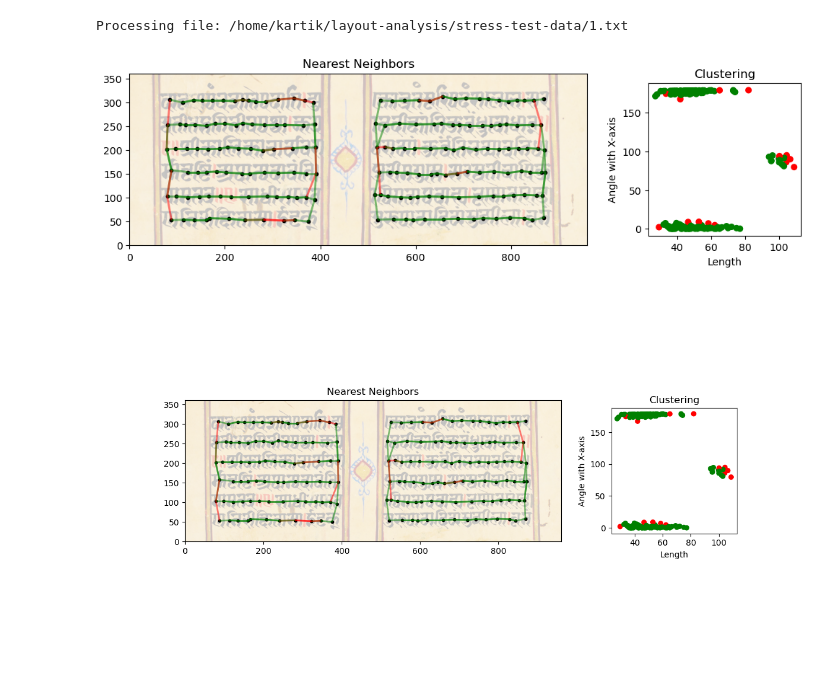
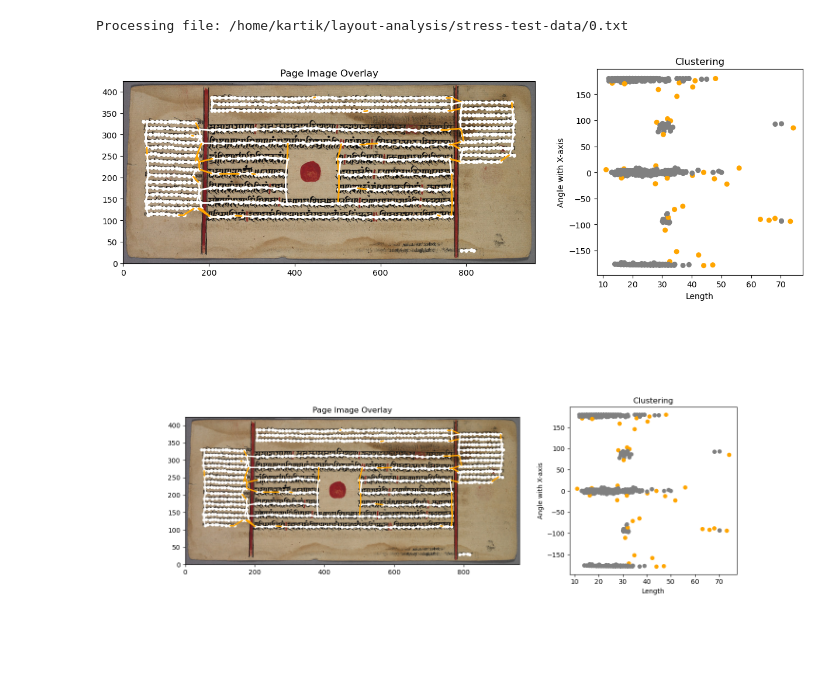
Before and after one commit to flame-cai/layout-analysis, a Jupyter notebook: simple_graph-v2.ipynb, the cells around one changed output. Cells and saved outputs as stored; diff of their text form; code cells hidden in the pictures.

```diff
--- a/simple_graph-v2.ipynb
+++ b/simple_graph-v2.ipynb
@@ -7,7 +7,7 @@ from itertools import combinations
 from scipy.spatial import cKDTree
 from IPython.display import display
 from matplotlib.colors import ListedColormap
-cmap = ListedColormap(['green', 'red'])
+cmap = ListedColormap(['grey', 'orange'])
 from sklearn.cluster import DBSCAN
 import cv2
 
@@ -76,7 +80,7 @@ for entry in os.scandir(DATA_PATH):
                 # calculate the angle the pair makes with the X-axis
                 v = _a[2] - _b[2]  # Difference vector
                 theta = np.arctan2(v[1], v[0])
-                angle_with_xaxis = np.degrees(theta)% 180 #Convert to degrees (optional)
+                angle_with_xaxis = np.degrees(theta) #Convert to degrees (optional)
 
                 # select pairs who have an angle of around 180 degrees between them
                 if cos_similarity < cos_similarity_less_than:
@@ -127,8 +131,8 @@ for entry in os.scandir(DATA_PATH):
         colors[labels == -1] = 1
 
         # Adjust figure layout: large left panel for nearest neighbors, smaller right panel for scatter plot
-        fig, (ax1, ax2) = plt.subplots(1, 2, figsize=(12, 6),
-                                       gridspec_kw={'width_ratios': [3, 1]})  # Left panel is twice the width
+        fig, (ax1, ax2) = plt.subplots(1, 2, figsize=(15, 7),
+                                       gridspec_kw={'width_ratios': [2, 1]})  # Left panel is twice the width
         #ax1.set_box_aspect(1)  # Keep the box aspect ratio equal for both axes
         ax2.set_box_aspect(1)
 
@@ -140,56 +144,56 @@ for entry in os.scandir(DATA_PATH):
             seg1 = (points[s[0]], points[s[1]])
             seg2 = (points[s[0]], points[s[2]])
             segments.extend([seg1, seg2])
-            segment_color = 'red' if colors[i] == 1 else 'green'
+            segment_color = 'orange' if colors[i] == 1 else 'white'
             seg_colors.extend([segment_color, segment_color])
 
-        ax1.imshow(bg_img, alpha=0.25, zorder=0, extent=[0, width, 0, height])
+        ax1.imshow(bg_img, alpha=1, zorder=0, extent=[0, width, 0, height])
         ax1.set_xlim(0, width)
         ax1.set_ylim(0, height)
-        base_lc = mc.LineCollection(segments, linewidths=2, alpha=0.5, colors=seg_colors)
+        base_lc = mc.LineCollection(segments, linewidths=2, alpha=1, colors=seg_colors)
         ax1.add_collection(base_lc)
-        ax1.scatter(points[:, 0], points[:, 1], c='black', s=10)
-        ax1.set_title("Nearest Neighbors")
+        ax1.scatter(points[:, 0], points[:, 1], c='white', s=15)
+        ax1.set_title("Page Image Overlay")
 
 
 
         # Scatter plot (right)
         distances, cos_similarities = zip(*to_cluster) if to_cluster else ([], [])
-        scatter = ax2.scatter(distances, cos_similarities, c=colors,cmap=cmap, s=30, picker=True)
+        scatter = ax2.scatter(distances, cos_similarities, c=colors,cmap=cmap, s=30, alpha=1, picker=True)
         ax2.set_xlabel('Length')
         ax2.set_ylabel('Angle with X-axis')
         ax2.set_title('Clustering')
 
         # Interactive Highlighting
         highlighted_segments = [None]
 
         def on_pick(event):
             if event.artist != scatter:
                 return
             if len(event.ind) == 0:
                 return
 
             i = event.ind[0]
             s = to_plot[i]
             seg1 = (points[s[0]], points[s[1]])
             seg2 = (points[s[0]], points[s[2]])
 
             if highlighted_segments[0] is not None:
                 highlighted_segments[0].remove()
                 highlighted_segments[0] = None
 
-            highlighted_segments[0] = mc.LineCollection([seg1, seg2], linewidths=4, colors='red')
+            highlighted_segments[0] = mc.LineCollection([seg1, seg2], linewidths=4, colors='black')
             ax1.add_collection(highlighted_segments[0])
             fig.canvas.draw_idle()
 
         fig.canvas.mpl_connect('pick_event', on_pick)
 
         # Display the interactive figure (keeps multiple figures interactive)
         display(fig)
 # %% [output]
-Processing file: /home/kartik/layout-analysis/stress-test-data/1.txt
+Processing file: /home/kartik/layout-analysis/stress-test-data/0.txt
-[figure, old version]
+[figure, new version]
-[figure, old version]
+[figure, new version]
 # %%
 #TODO
 # image to heatmap to pointcloud -- has to be consistent
```
Also changed, not shown: parts of 1 cell of this notebook, 1 other file.
